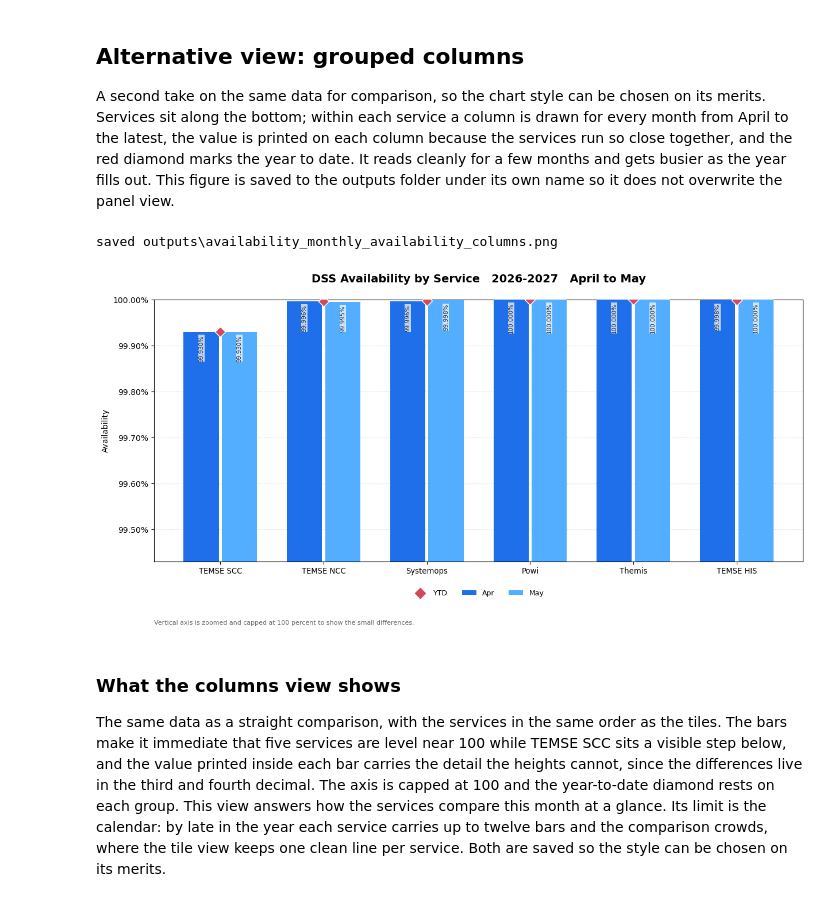
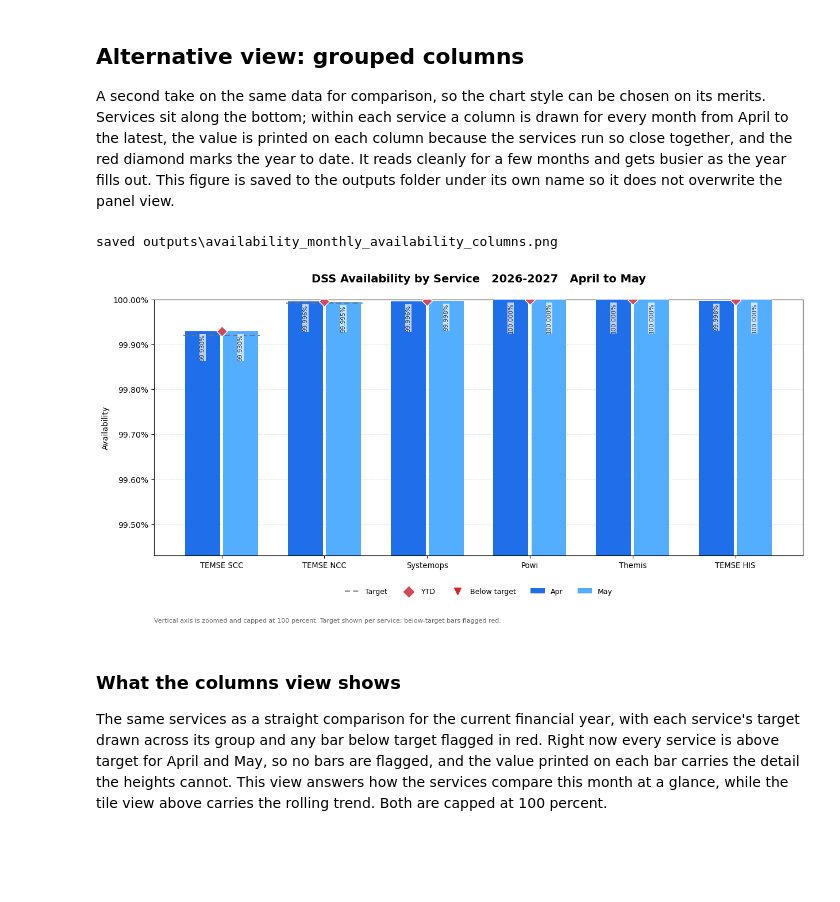
Before and after one commit to ErickChauke/availability-visualiser, a Jupyter notebook: notebook.ipynb, the cells around one changed output. Drawn from its saved outputs; the diff is of its cells as text; code cells hidden in the pictures; blank space fills up the shorter version.

```diff
--- a/notebook.ipynb
+++ b/notebook.ipynb
@@ -15,7 +15,8 @@ Everything downstream reads from the single config cell below. To point this not
 DATA_FILE = "data/availability.xlsx"   # source workbook (gitignored)
 YEAR_SHEET = None                       # fiscal-year sheet to chart; None = latest sheet
 OUTPUT_DIR = "outputs"                  # where the slide image is saved
-Y_AXIS_PAD = 0.5                        # percentage points of headroom around the data range
+ROLLING_MONTHS = 12                     # how many trailing months the tile view shows
+Y_AXIS_PAD = 0.5                        # percentage points of headroom for the columns view
 # %%
 from pathlib import Path
 import pandas as pd
@@ -139,6 +140,22 @@ print("latest month :", latest_month)
 print()
 print("current year to date by service:")
 print(ytd_now.to_string())
+
+# Per-service targets from the summary block, used for the target line
+summary_labels = raw[1].astype(str).str.strip()
+summary_hdr = summary_labels[summary_labels == "Service"].index[0]
+targets = {}
+r = summary_hdr + 1
+while r < raw.shape[0] and pd.notna(raw.iloc[r, 1]) and str(raw.iloc[r, 1]).strip() not in ("", "nan"):
+    svc_name = str(raw.iloc[r, 1]).strip()
+    t = pd.to_numeric(raw.iloc[r, 4], errors="coerce")
+    if pd.notna(t):
+        targets[svc_name] = t * 100
+    r += 1
+    if r - summary_hdr > 8:
+        break
+print("targets:", targets)
+
 monthly
 # %% [output]
 services: ['Powi', 'Systemops', 'Themis', 'TEMSE HIS', 'TEMSE NCC', 'TEMSE SCC']
@@ -312,6 +383,8 @@ A second take on the same data for comparison, so the chart style can be chosen
 # Months in shades of blue, year to date as a red diamond. Services follow the tile order.
 COL_MONTH_COLORS = ["#1f6feb", "#54aeff", "#a5d6ff"]
 COL_YTD = "#d1495b"
+COL_TARGET = "#6b7280"
+COL_BELOW = "#d62728"
 col_services = order  # same order as the tile view, most interesting first
 
 all_vals = pd.concat([monthly["availability"], ytd_now]).dropna()
@@ -332,41 +405,54 @@ for j, m in enumerate(filled_months):
     offs = [b - group_w / 2 + bar_w / 2 + j * bar_w for b in base]
     ax.bar(offs, vals, width=bar_w * 0.92, color=COL_MONTH_COLORS[j % len(COL_MONTH_COLORS)],
            label=str(m)[:3], zorder=3)
-    for xo, v in zip(offs, vals):
+    for xo, v, s in zip(offs, vals, col_services):
         ax.annotate(f"{v:.3f}%", (xo, v), textcoords="offset points", xytext=(0, -4),
                     ha="center", va="top", rotation=90, fontsize=7.5, color="#24292f",
                     bbox=label_box, zorder=5)
+        # flag a bar that sits below its target
+        tgt = targets.get(s)
+        if tgt is not None and v < tgt:
+            ax.plot([xo], [v], marker="v", color=COL_BELOW, markersize=8,
+                    markeredgecolor="white", markeredgewidth=0.8, zorder=6)
 
+# target as a short line across each service group
 for b, s in zip(base, col_services):
+    tgt = targets.get(s)
+    if tgt is not None:
+        ax.hlines(tgt, b - group_w / 2, b + group_w / 2, color=COL_TARGET,
+                  linestyle=(0, (5, 3)), linewidth=1.3, zorder=4)
     ax.scatter([b], [ytd_now[s]], marker="D", s=85, color=COL_YTD, zorder=4,
                edgecolor="white", linewidth=1)
+
+ax.plot([], [], color=COL_TARGET, linestyle=(0, (5, 3)), linewidth=1.3, label="Target")
 ax.scatter([], [], marker="D", s=85, color=COL_YTD, label="YTD")
+ax.plot([], [], marker="v", color=COL_BELOW, linestyle="", markersize=8, label="Below target")
 
 ax.set_xticks(base)
 ax.set_xticklabels(col_services, fontsize=9.5)
 ax.set_ylim(ymin, ymax)
 ax.yaxis.set_major_formatter(mticker.FuncFormatter(lambda v, _: f"{v:.2f}%"))
 ax.grid(axis="y", linestyle=":", alpha=0.5)
-ax.legend(loc="lower center", bbox_to_anchor=(0.5, -0.16), frameon=False, ncol=n + 1, fontsize=9)
+ax.legend(loc="lower center", bbox_to_anchor=(0.5, -0.18), frameon=False, ncol=n + 3, fontsize=9)
 ax.set_title(f"DSS Availability by Service   {sheet}   April to {latest_month}",
              fontsize=14, fontweight="bold", pad=22)
 ax.set_ylabel("Availability")
-ax.text(0.0, -0.24, "Vertical axis is zoomed and capped at 100 percent to show the small differences.",
+ax.text(0.0, -0.26, "Vertical axis is zoomed and capped at 100 percent. Target shown per service; below-target bars flagged red.",
         transform=ax.transAxes, fontsize=8, color="#666666")
 fig.tight_layout()
 fig.subplots_adjust(top=0.88)
 
 fig_path_columns = OUT_PATH / f"{STEM}_monthly_availability_columns.png"
 fig.savefig(fig_path_columns, dpi=170, bbox_inches="tight", facecolor="white")
 print("saved", fig_path_columns)
 plt.show()
 # %% [output]
 saved outputs\availability_monthly_availability_columns.png
-[figure, old version]
+[figure, new version]
 # %% [markdown]
 ### What the columns view shows
 
-The same data as a straight comparison, with the services in the same order as the tiles. The bars make it immediate that five services are level near 100 while TEMSE SCC sits a visible step below, and the value printed inside each bar carries the detail the heights cannot, since the differences live in the third and fourth decimal. The axis is capped at 100 and the year-to-date diamond rests on each group. This view answers how the services compare this month at a glance. Its limit is the calendar: by late in the year each service carries up to twelve bars and the comparison crowds, where the tile view keeps one clean line per service. Both are saved so the style can be chosen on its merits.
+The same services as a straight comparison for the current financial year, with each service's target drawn across its group and any bar below target flagged in red. Right now every service is above target for April and May, so no bars are flagged, and the value printed on each bar carries the detail the heights cannot. This view answers how the services compare this month at a glance, while the tile view above carries the rolling trend. Both are capped at 100 percent.
 # %% [markdown]
 ## Summary and observations
 
```
Also changed, not shown: parts of 5 cells of this notebook, 2 other files.
